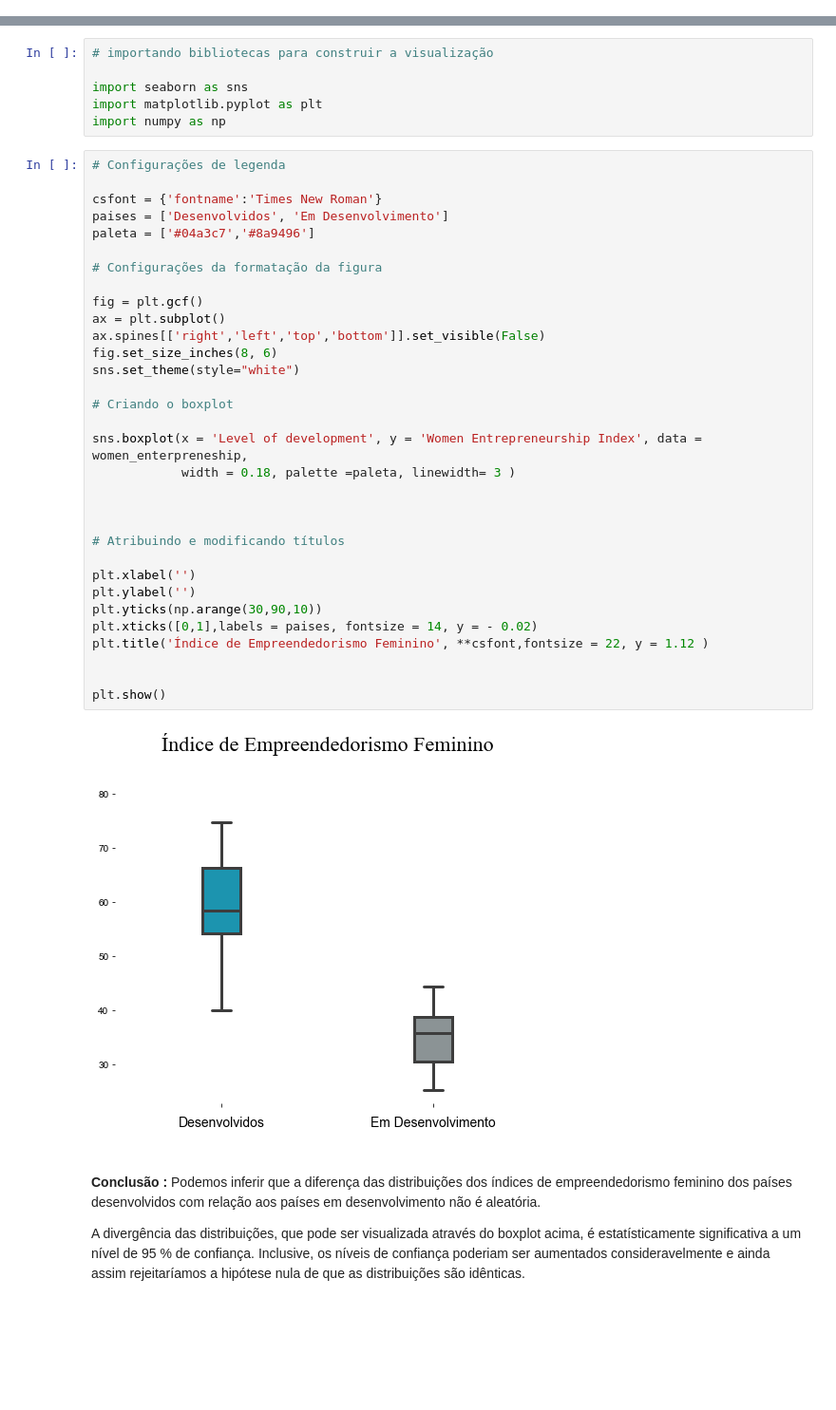
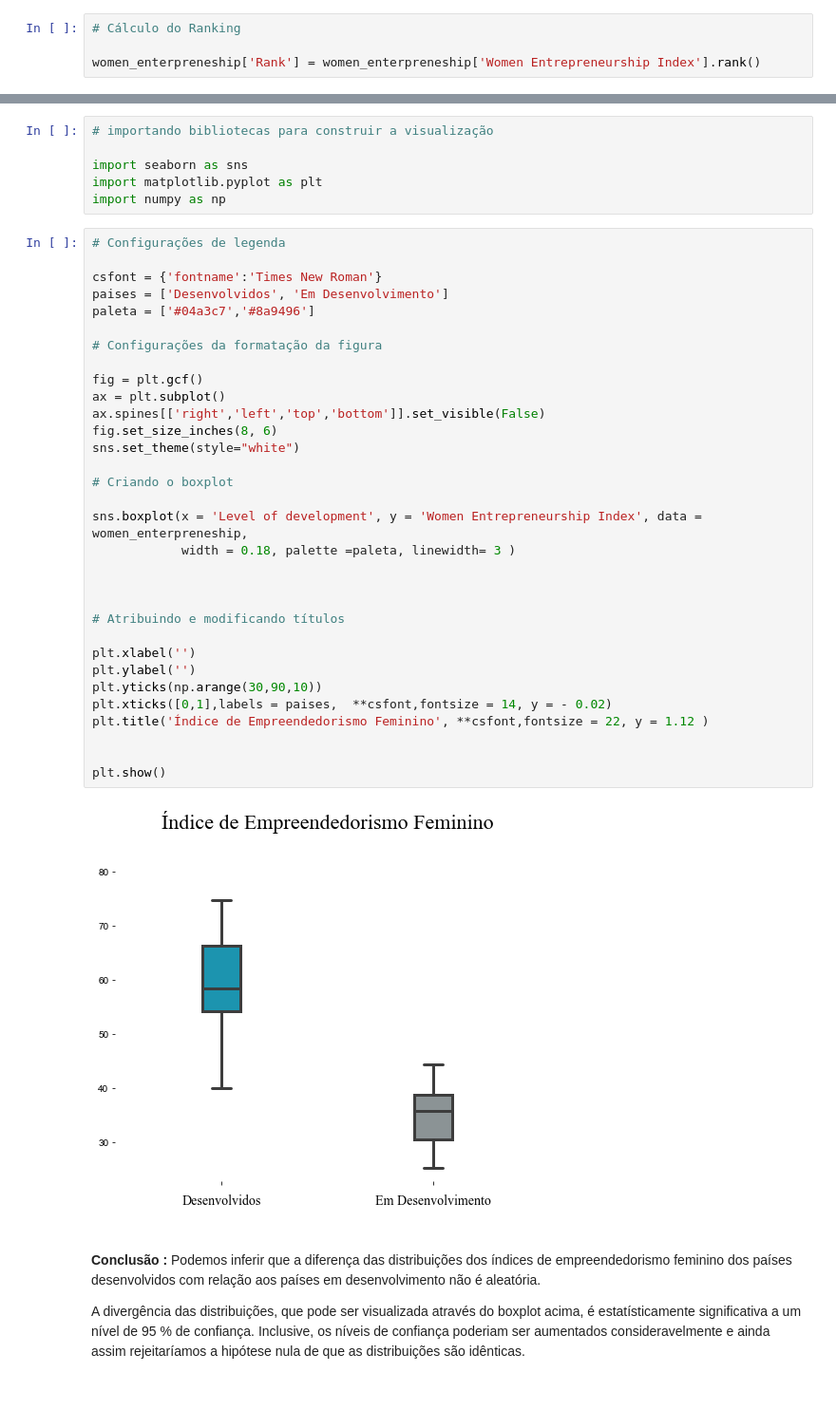
Before and after one commit to Data-Aqa/trilha-ciencia-de-dados, a Jupyter notebook: estatistica/testes de hipotese/mann_whitney/Mann-Whitney.ipynb, the cells around one changed output, grey strips where cells are left out. Shown at 95% size. Cells and saved outputs as stored; diff of their text form; blank space fills up the shorter version.

```diff
--- a/estatistica/testes de hipotese/mann_whitney/Mann-Whitney.ipynb
+++ b/estatistica/testes de hipotese/mann_whitney/Mann-Whitney.ipynb
@@ -175,5 +174,9 @@ Podemos ver que o dataset possui os países em Desenvolvimento e os países Dese
 
 <br>
+# %%
+# Cálculo do Ranking
+
+women_enterpreneship['Rank'] = women_enterpreneship['Women Entrepreneurship Index'].rank()
 # %%
 # Selecionando as variáveis de interesse
 
@@ -222,35 +294,35 @@ import numpy as np
 
 csfont = {'fontname':'Times New Roman'}
 paises = ['Desenvolvidos', 'Em Desenvolvimento']
 paleta = ['#04a3c7','#8a9496']
 
 # Configurações da formatação da figura
 
 fig = plt.gcf()
 ax = plt.subplot()
 ax.spines[['right','left','top','bottom']].set_visible(False)
 fig.set_size_inches(8, 6)
 sns.set_theme(style="white")
 
 # Criando o boxplot
 
 sns.boxplot(x = 'Level of development', y = 'Women Entrepreneurship Index', data = women_enterpreneship,
             width = 0.18, palette =paleta, linewidth= 3 )
 
 
 
 # Atribuindo e modificando títulos
 
 plt.xlabel('')
 plt.ylabel('')
 plt.yticks(np.arange(30,90,10))
-plt.xticks([0,1],labels = paises, fontsize = 14, y = - 0.02)
+plt.xticks([0,1],labels = paises,  **csfont,fontsize = 14, y = - 0.02)
 plt.title('Índice de Empreendedorismo Feminino', **csfont,fontsize = 22, y = 1.12 )
 
 
 plt.show()
 # %% [output]
-[figure, old version]
+[figure, new version]
 # %% [markdown]
 <br>
 
```
Also changed, not shown: parts of 16 cells of this notebook, 2 other files.
